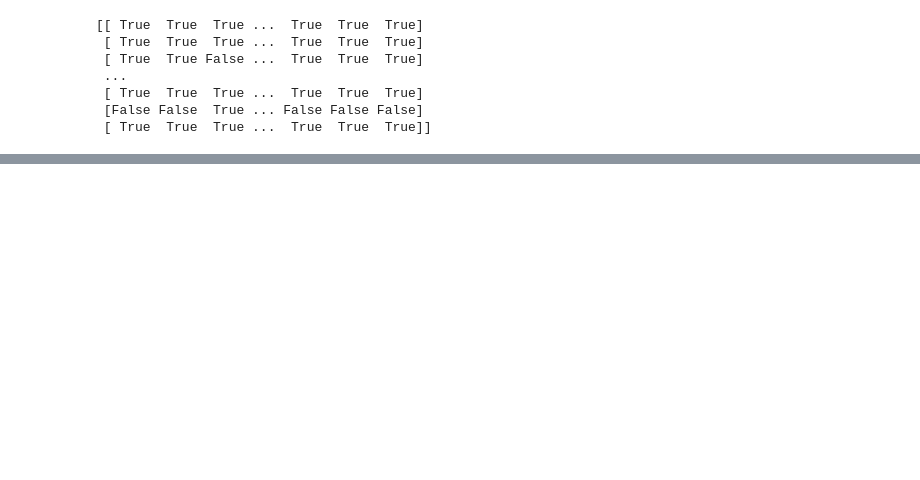
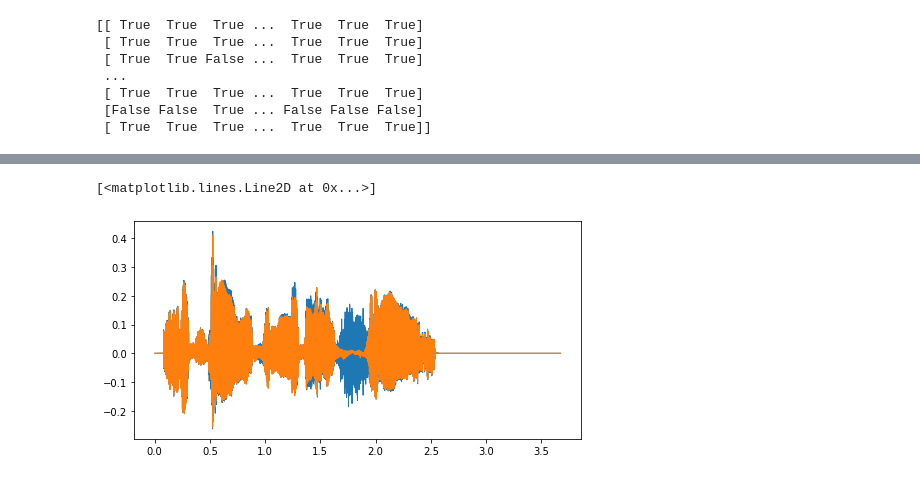
Before and after one commit to vik-vok/speech-similarity, a Jupyter notebook: voice_playing.ipynb, the cells around one changed output, grey strips where cells are left out. Cells and saved outputs as stored; diff of their text form; code cells hidden in the pictures; blank space fills up the shorter version.

```diff
--- a/voice_playing.ipynb
+++ b/voice_playing.ipynb
@@ -80,0 +98,3 @@ librosa.display.specshow(xsim_neg, x_axis='time', y_axis='time', hop_length=1024
+# %%
+def play(x, fr, autoplay=False):
+    display(Audio(x, rate=fr, autoplay=autoplay))
@@ -80,0 +112,8 @@ librosa.display.specshow(xsim_neg, x_axis='time', y_axis='time', hop_length=1024
+# %%
+b, a = sg.butter(4, 2000. / (sr_anc / 2.), 'low')
+x_fil = sg.filtfilt(b, a, x_anc)
+play(x_fil, sr_anc)
+fig, ax = plt.subplots(1, 1, figsize=(8, 4))
+ax.plot(t, x_anc, lw=1)
+ax.plot(t, x_fil, lw=1)
+# %% [output]
@@ -80,0 +121,2 @@ librosa.display.specshow(xsim_neg, x_axis='time', y_axis='time', hop_length=1024
+[<matplotlib.lines.Line2D at 0x...>]
+[figure, added]
```
Also changed, not shown: parts of 16 cells of this notebook.
